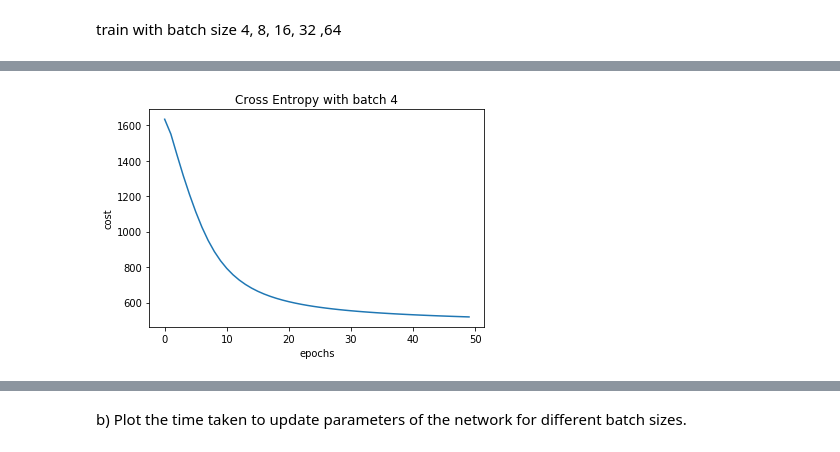
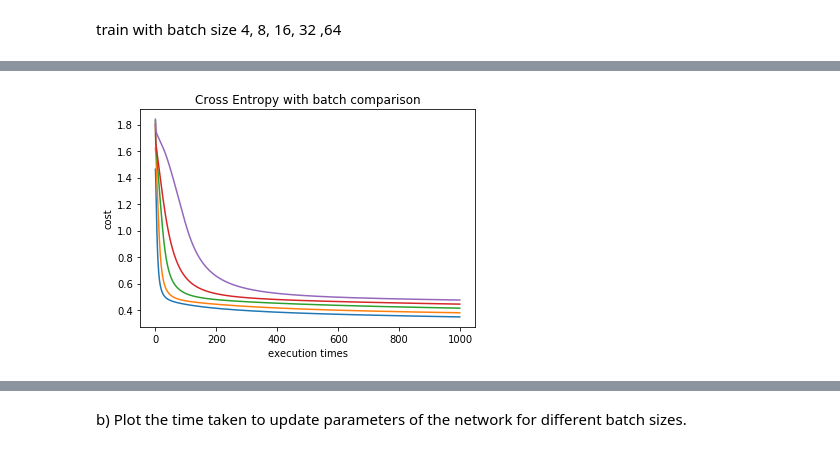
Before and after one commit to edwardsujono/assignment_neural_network, a Jupyter notebook: Classification Problem.ipynb, the cells around one changed output, grey strips where cells are left out. Drawn from its saved outputs; the diff is of its cells as text; code cells hidden in the pictures.

```diff
--- a/Classification Problem.ipynb
+++ b/Classification Problem.ipynb
@@ -326,31 +336,81 @@ test_x, test_y = data_collector.get_test_data()
 list_batch = [4, 8, 16, 32, 64]
 list_execution_time = []
 
-number_epoch = 50
+epochs = 1000
 
-# visualize
-data_visualization = DataVisualization()
+costs = []
+predictions = []
+list_exec_times = []
+
+for i in range(epochs):
+    costs.append([])
+    predictions.append([])
+    list_exec_times.append([])
 
 for batch in list_batch:
 
     softmax_nn = SoftmaxNeuralNetwork(train_x=train_x.as_matrix(), train_y=train_y,
                                       list_of_neuron_on_hidden_layer=[10], verbose=False)
-    softmax_nn.start_train(batch_size=batch, test_x=test_x, test_y=test_y, epochs=number_epoch)
+    softmax_nn.start_train(batch_size=batch, test_x=test_x, test_y=test_y, epochs=epochs)
 
-    cost_train, prediction_train, exec_time = softmax_nn.get_train_result()
+    cost_train, prediction_train, exec_time, list_exec_time = softmax_nn.get_train_result()
     prediction_test = softmax_nn.get_test_result()
 
-    %matplotlib inline
+    cnt = 0
 
-    data_visualization.show_plot(
-        list_x_point=range(number_epoch), list_y_point=cost_train,
-        x_label="epochs", y_label="cost", title="Cross Entropy with batch "+str(batch), figure_name="./image/classification/2/"+str(batch)+"_cross_entropy.png"
-    )
+    for indiv_cost in cost_train:
+        costs[cnt].append(indiv_cost)
+        cnt += 1
 
-    data_visualization.show_plot(
-        list_x_point=range(number_epoch), list_y_point=prediction_test,
-        x_label="epochs", y_label="prediction", title="Prediction with batch "+str(batch), figure_name="./image/classification/2/"+str(batch)+"_prediction.png"
-    )
+    cnt = 0
+
+    for indiv_prediction in prediction_test:
+        predictions[cnt].append(indiv_prediction)
+        cnt += 1
+
+    cnt = 0
+
+    for indiv_time in list_exec_time:
+        list_exec_times[cnt].append(indiv_time)
+        cnt += 1
 
     list_execution_time.append(exec_time)
+
+    print "execution_time: %s " % exec_time
+
+%matplotlib inline
+
+data_visualization.show_plot(
+    list_x_point=range(epochs), list_y_point=costs,
+    x_label="execution times", y_label="cost",
+    title="Cross Entropy with batch comparison",
+    figure_name="./image/classification/2/"+str(batch)+"_cross_entropy.png",
+    labels=[]
+)
+
+data_visualization.show_plot(
+    list_x_point=range(epochs), list_y_point=predictions,
+    x_label="execution times",
+    y_label="prediction",
+    title="Prediction with batch comparison",
+    figure_name="./image/classification/2/"+str(batch)+"_prediction.png",
+    labels=[]
+)
+
+data_visualization.show_plot(
+    list_x_point=list_exec_times, list_y_point=costs,
+    x_label="execution times", y_label="cost",
+    title="Cross Entropy with batch comparison",
+    figure_name="./image/classification/2/"+str(batch)+"_cross_entropy.png",
+    labels=[]
+)
+
+data_visualization.show_plot(
+    list_x_point=list_exec_times, list_y_point=predictions,
+    x_label="execution times",
+    y_label="prediction",
+    title="Prediction with batch comparison",
+    figure_name="./image/classification/2/"+str(batch)+"_prediction.png",
+    labels=[]
+)
 # %% [output]
@@ -357 +422 @@ for batch in list_batch:
-[figure, old version]
+[figure, new version]
```
Also changed, not shown: parts of 17 cells of this notebook.
